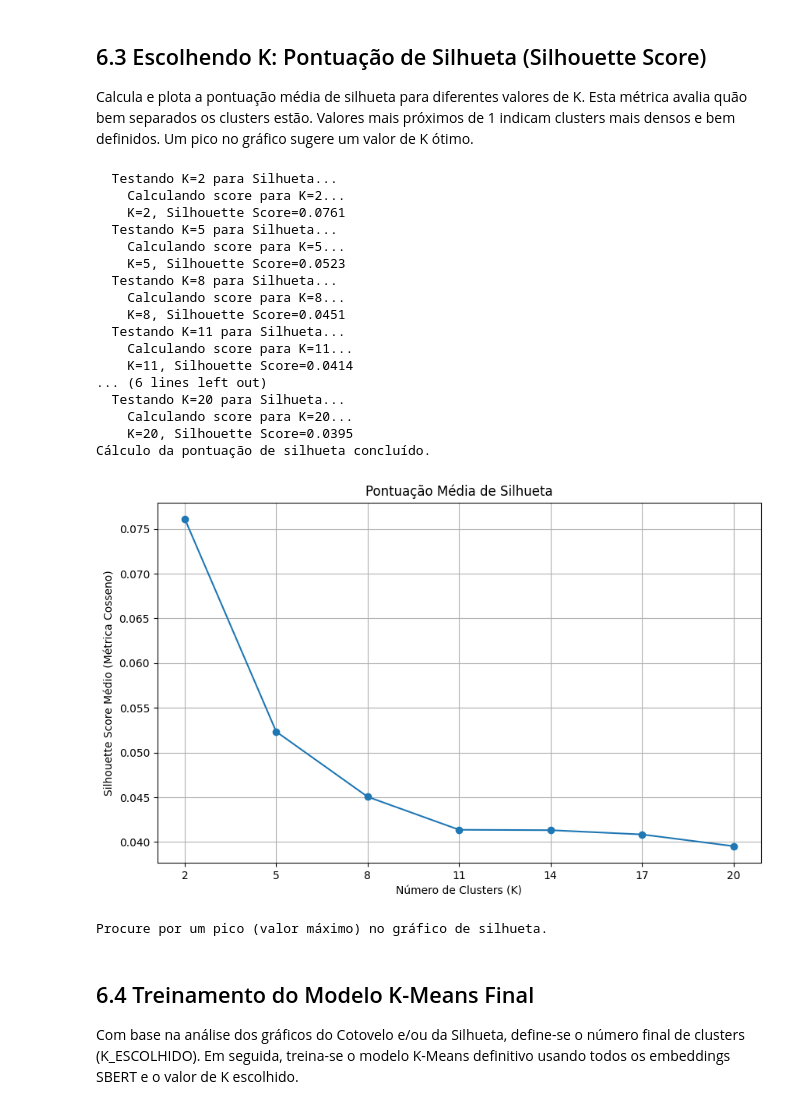
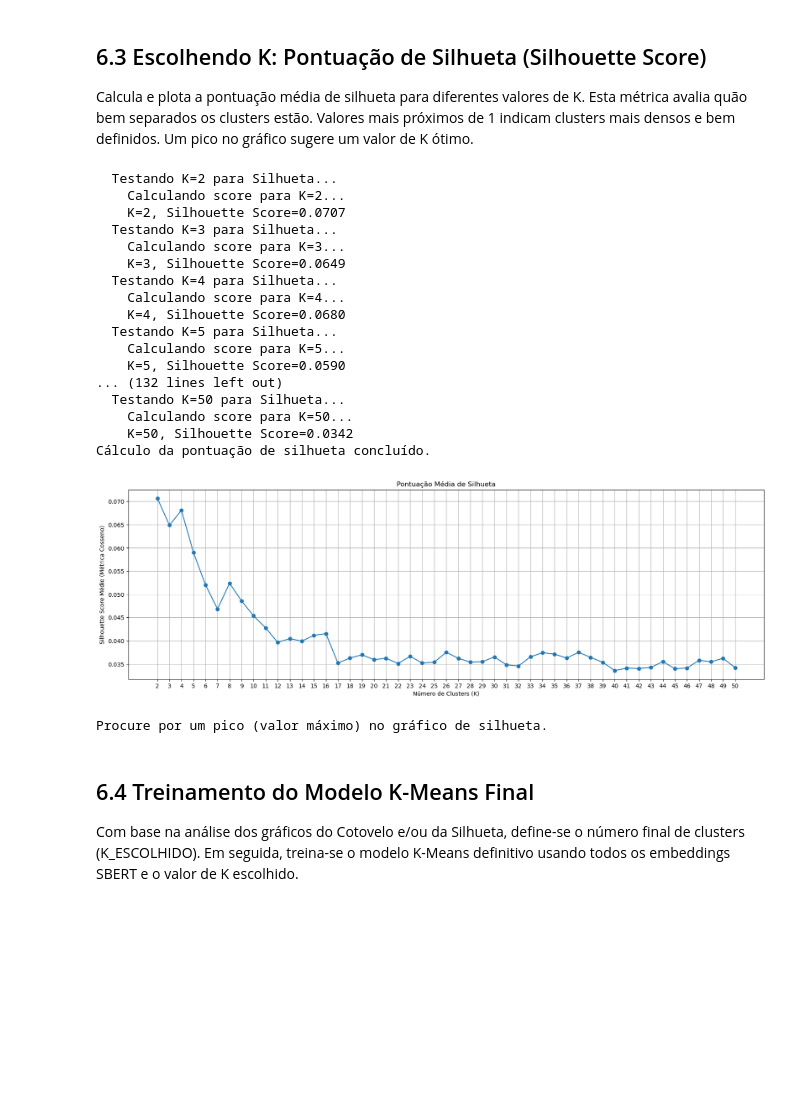
Before and after one commit to viniciuscandeia/Movies, a Jupyter notebook: notebook.ipynb, the cells around one changed output. Saved outputs shown, nothing was run; the diff lists cells and outputs as text; code cells hidden in the pictures; blank space fills up the shorter version.

```diff
--- a/notebook.ipynb
+++ b/notebook.ipynb
@@ -371,6 +398,7 @@ Verifica se o arquivo `.npy` com os embeddings já existe.
 - Se existir, carrega os embeddings do arquivo (rápido).
 - Se não existir (ou ocorrer erro ao carregar), carrega o modelo Sentence-BERT (pode baixar na primeira vez), gera os embeddings para todas as 'tags' (processo demorado) e salva o resultado no arquivo `.npy` para uso futuro.
 # %%
+from sklearn.preprocessing import normalize
 embeddings_sbert = None  # Inicializa a variável
 
 # Verifica se o arquivo existe
@@ -404,7 +432,7 @@ if embeddings_sbert is None:
     # Verifica se df_new existe antes de prosseguir
     if 'df_new' not in globals() or not isinstance( df_new, pd.DataFrame ):
         print( "Erro fatal: DataFrame 'df_new' (com a coluna 'tags') não está disponível para gerar embeddings." )
-        # Impede a continuação se df_new for essencial e não existir
+        # Impede a continuação se df_new não existir
         # exit() ou levantar uma exceção
     else:
         try:
@@ -415,18 +443,28 @@ if embeddings_sbert is None:
 
             # Prepara a lista de 'tags' a partir de df_new
             print( "Preparando a lista de 'tags' para codificação (pode levar um momento)..." )
-            tags_list = df_new[ 'tags' ].astype( str ).tolist()  # Usa df_new conforme script original
+            tags_list = df_new[ 'tags' ].astype( str ).tolist()  # Usa df_new como dataset
 
             # Gera os embeddings (etapa demorada)
             print( "\nGerando embeddings com Sentence-BERT... (Processo pode ser demorado)" )
-            embeddings_sbert = model_sbert.encode( tags_list, show_progress_bar = True )
+            embeddings_sbert = model_sbert.encode( tags_list, show_progress_bar = False )
             print( f"\nEmbeddings gerados com sucesso! Shape: {embeddings_sbert.shape}" )
+
+            if embeddings_sbert is not None:
+                print("Normalizando os embeddings...")
+                embeddings_sbert = normalize(embeddings_sbert)  # Normaliza os embeddings
+            else:
+                print("Não foi possível normalizar os embeddings (embeddings não disponíveis).")
+                embeddings_sbert_normalized = None
+
 
             # Salva os embeddings calculados
             try:
                 print( f"Salvando embeddings em '{EMBEDDINGS_FILE_SBERT}'..." )
-                np.save( EMBEDDINGS_FILE_SBERT, embeddings_sbert )
-                print( "Embeddings salvos para uso futuro." )
+                if embeddings_sbert_normalized is not None:
+                    np.save( EMBEDDINGS_FILE_SBERT, embeddings_sbert_normalized )
+                    print( "Embeddings salvos para uso futuro." )
+                else: raise Exception
             except Exception as e:
                 print( f"Atenção: Não foi possível salvar os embeddings. Erro: {e}" )
 
@@ -483,8 +528,8 @@ if cosine_sim_sbert is not None and 'recommend_by_synopsis' in globals() and ind
     recomendacoes_sbert = recommend_by_synopsis(
             filme_exemplo,
             cosine_sim_matrix = cosine_sim_sbert,  # Passa a matriz SBERT
-            data = df,  # DataFrame original para buscar títulos
-            mapping = indices,  # Mapeamento título->índice
+            # data = df,  # DataFrame original para buscar títulos
+            # mapping = indices,  # Mapeamento título->índice
             top_n = 5  # Número de recomendações
     )
 
@@ -547,7 +635,7 @@ Calcula e plota a inércia (soma das distâncias quadráticas intra-cluster) par
 if can_cluster:
     inertia = [ ]
     # Define um range de K para testar (ajuste o fim do range e o passo se necessário)
-    k_range = range( 2, 51, 4 )  # Ex: De 2 a 50, de 4 em 4
+    k_range = range( 2, 101, 4 )  # Ex: De 2 a 100, de 4 em 4
 
     try:
         for k in k_range:
@@ -601,54 +692,55 @@ if can_cluster:
     if calculate_silhouette:
         silhouette_scores = [ ]
         # Usar um range menor para K devido ao custo
-        k_range_silhouette = range( 2, 21, 3 )  # Ex: De 2 a 20, de 3 em 3
+        k_range_silhouette = range( 2, 51, 1 )  # Ex: De 2 a 50, de 1 em 1
 
         try:
             for k in k_range_silhouette:
                 print( f"  Testando K={k} para Silhueta..." )
                 kmeans_silhouette = KMeans( n_clusters = k, random_state = 42, n_init = 'auto' )
                 cluster_labels_temp = kmeans_silhouette.fit_predict( embeddings_sbert )
                 print( f"    Calculando score para K={k}..." )
                 score = silhouette_score(
-                        embeddings_sbert, cluster_labels_temp, metric = 'cosine', sample_size = 2000,
+                        embeddings_sbert, cluster_labels_temp, metric = 'cosine',
+                        # sample_size = 2000,
                         random_state = 42 )
                 silhouette_scores.append( score )
                 print( f"    K={k}, Silhouette Score={score:.4f}" )
             print( "Cálculo da pontuação de silhueta concluído." )
 
             # Plotar o gráfico da silhueta
-            plt.figure( figsize = (10, 6) )
+            plt.figure( figsize = (20, 6) )
             plt.plot( k_range_silhouette, silhouette_scores, marker = 'o', linestyle = '-' )
             plt.title( 'Pontuação Média de Silhueta' )
             plt.xlabel( 'Número de Clusters (K)' )
             plt.ylabel( 'Silhouette Score Médio (Métrica Cosseno)' )
             plt.xticks( k_range_silhouette )
             plt.grid( True )
             plt.show()
 
             print( "\nProcure por um pico (valor máximo) no gráfico de silhueta." )
 
         except Exception as e:
             print( f"\nErro ao calcular a Pontuação de Silhueta: {e}" )
 # %% [output]
   Testando K=2 para Silhueta...
     Calculando score para K=2...
-    K=2, Silhouette Score=0.0761
+    K=2, Silhouette Score=0.0707
+  Testando K=3 para Silhueta...
+    Calculando score para K=3...
+    K=3, Silhouette Score=0.0649
+  Testando K=4 para Silhueta...
+    Calculando score para K=4...
+    K=4, Silhouette Score=0.0680
   Testando K=5 para Silhueta...
     Calculando score para K=5...
-    K=5, Silhouette Score=0.0523
-  Testando K=8 para Silhueta...
-    Calculando score para K=8...
-    K=8, Silhouette Score=0.0451
-  Testando K=11 para Silhueta...
-    Calculando score para K=11...
-    K=11, Silhouette Score=0.0414
-... (6 lines left out)
-  Testando K=20 para Silhueta...
-    Calculando score para K=20...
-    K=20, Silhouette Score=0.0395
+    K=5, Silhouette Score=0.0590
+... (132 lines left out)
+  Testando K=50 para Silhueta...
+    Calculando score para K=50...
+    K=50, Silhouette Score=0.0342
 Cálculo da pontuação de silhueta concluído.
-[figure, old version]
+[figure, new version]
 Procure por um pico (valor máximo) no gráfico de silhueta.
 # %% [markdown]
 ## 6.4 Treinamento do Modelo K-Means Final
```
Also changed, not shown: parts of 11 cells of this notebook, 3 other files.
